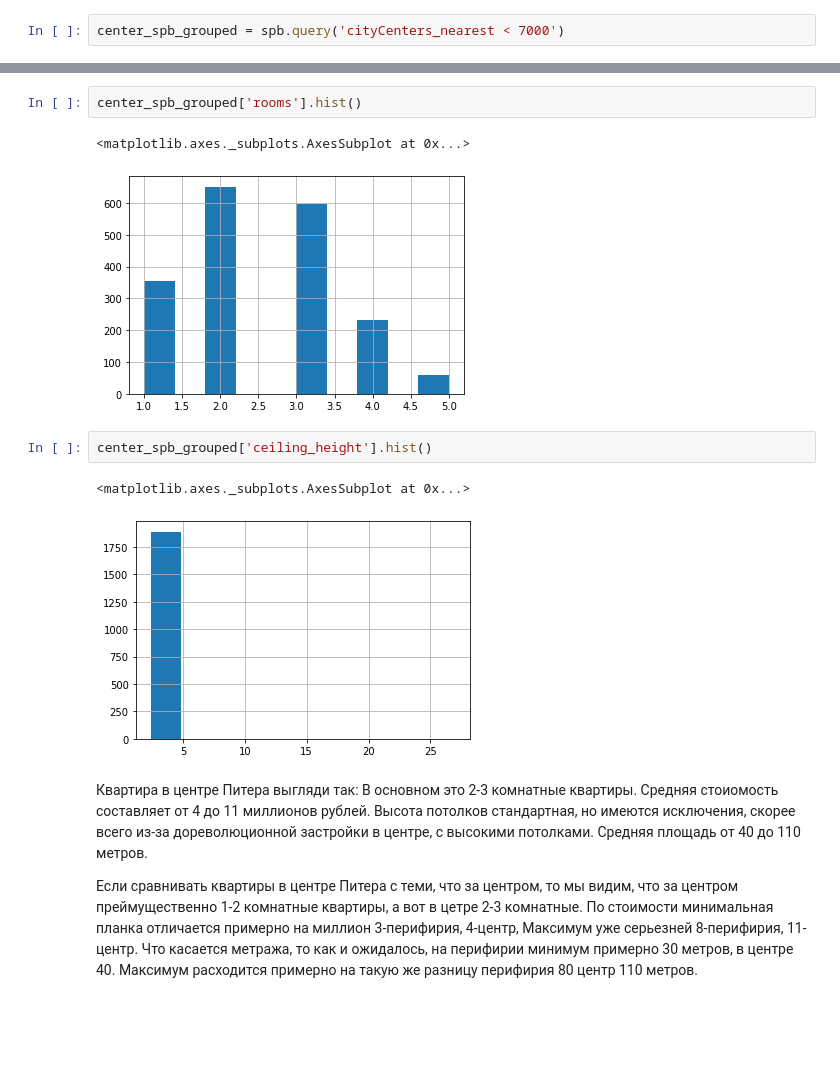
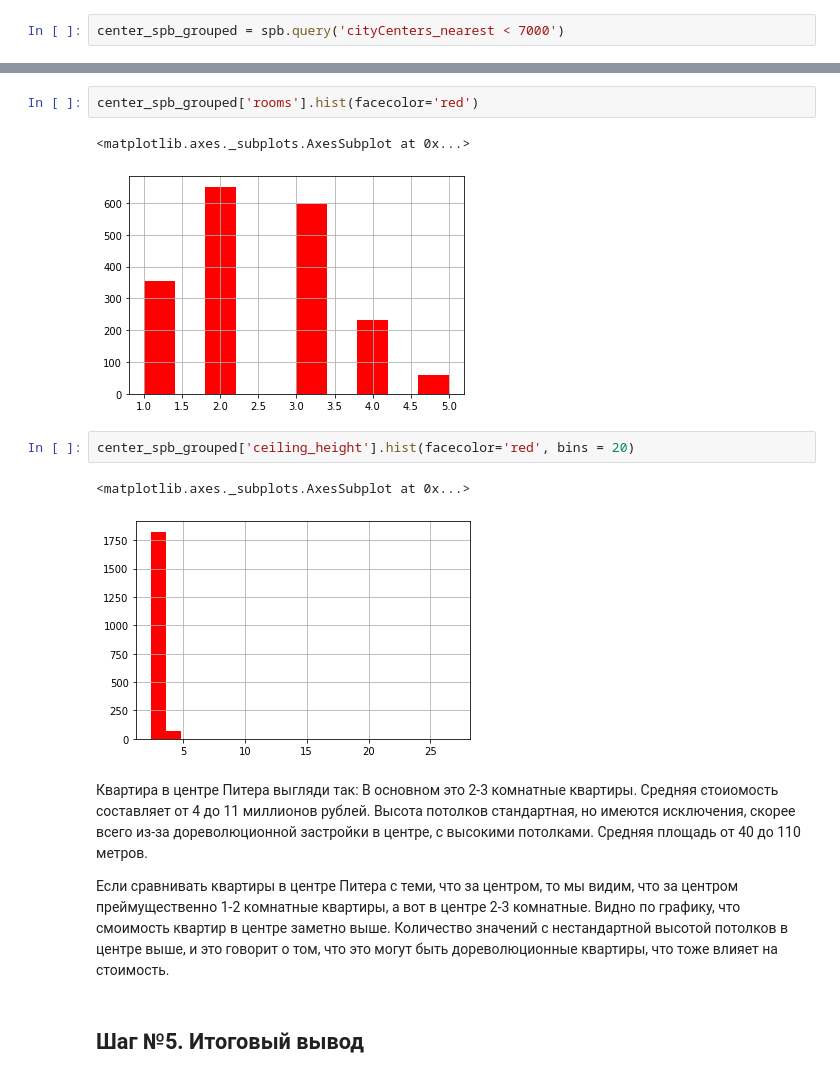
Before and after one commit to ViacheslavPogorelyy/YaP, a Jupyter notebook: part_number_two/project_2.ipynb, the cells around one changed output, grey strips where cells are left out. Saved outputs shown, nothing was run; the diff lists cells and outputs as text; blank space fills up the shorter version.

```diff
--- a/part_number_two/project_2.ipynb
+++ b/part_number_two/project_2.ipynb
@@ -681,14 +685,16 @@ center_spb_grouped['last_price'].hist()
 # %%
-center_spb_grouped['rooms'].hist()
+center_spb_grouped['rooms'].hist(facecolor='red')
 # %% [output]
 <matplotlib.axes._subplots.AxesSubplot at 0x...>
-[figure, old version]
+[figure, new version]
 # %%
-center_spb_grouped['ceiling_height'].hist()
+center_spb_grouped['ceiling_height'].hist(facecolor='red', bins = 20)
 # %% [output]
 <matplotlib.axes._subplots.AxesSubplot at 0x...>
-[figure, old version]
+[figure, new version]
 # %% [markdown]
 Квартира в центре Питера выгляди так: В основном это 2-3 комнатные квартиры. Средняя стоиомость составляет от 4 до 11 миллионов рублей. Высота потолков стандартная, но имеются исключения, скорее всего из-за дореволюционной застройки в центре, с высокими потолками. Средняя площадь от 40 до 110 метров.
 
-Если сравнивать квартиры в центре Питера с теми, что за центром, то мы видим, что за центром преймущественно 1-2 комнатные квартиры, а вот в цетре 2-3 комнатные. По стоимости минимальная планка отличается примерно на миллион 3-перифирия, 4-центр, Максимум уже серьезней 8-перифирия, 11-центр. Что касается метража, то как и ожидалось, на перифирии минимум примерно 30 метров, в центре 40. Максимум расходится примерно на такую же разницу перифирия 80 центр 110 метров.
+Если сравнивать квартиры в центре Питера с теми, что за центром, то мы видим, что за центром преймущественно 1-2 комнатные квартиры, а вот в центре 2-3 комнатные. Видно по графику, что смоимость квартир в центре заметно выше. Количество значений с нестандартной высотой потолков в центре выше, и это говорит о том, что это могут быть дореволюционные квартиры, что тоже влияет на стоимость.
+# %% [markdown]
+## Шаг №5. Итоговый вывод <a id="step15"></a>
```
Also changed, not shown: parts of 28 cells of this notebook.
